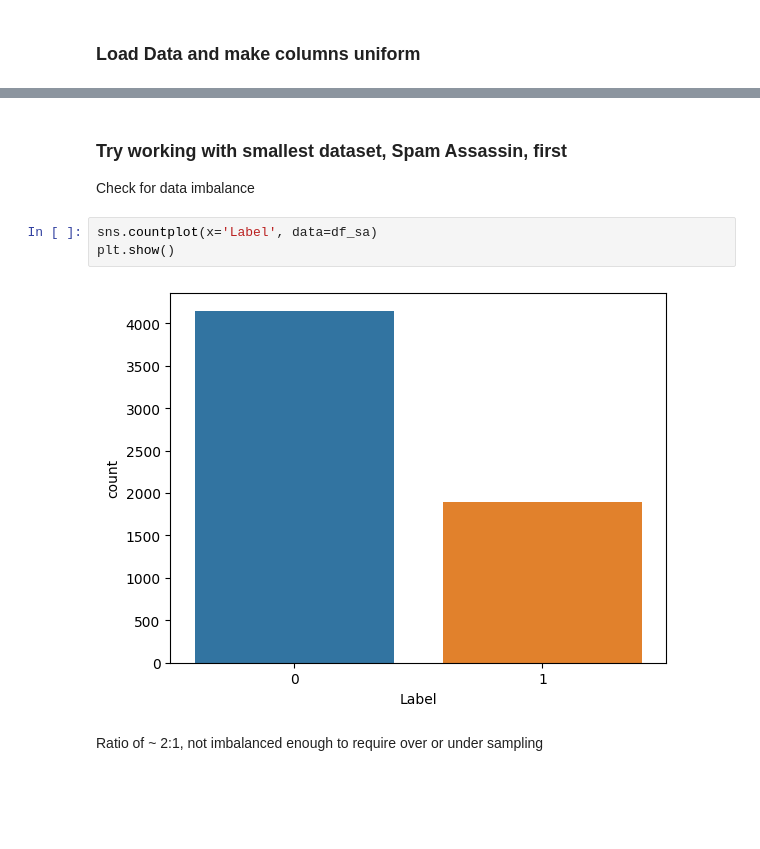
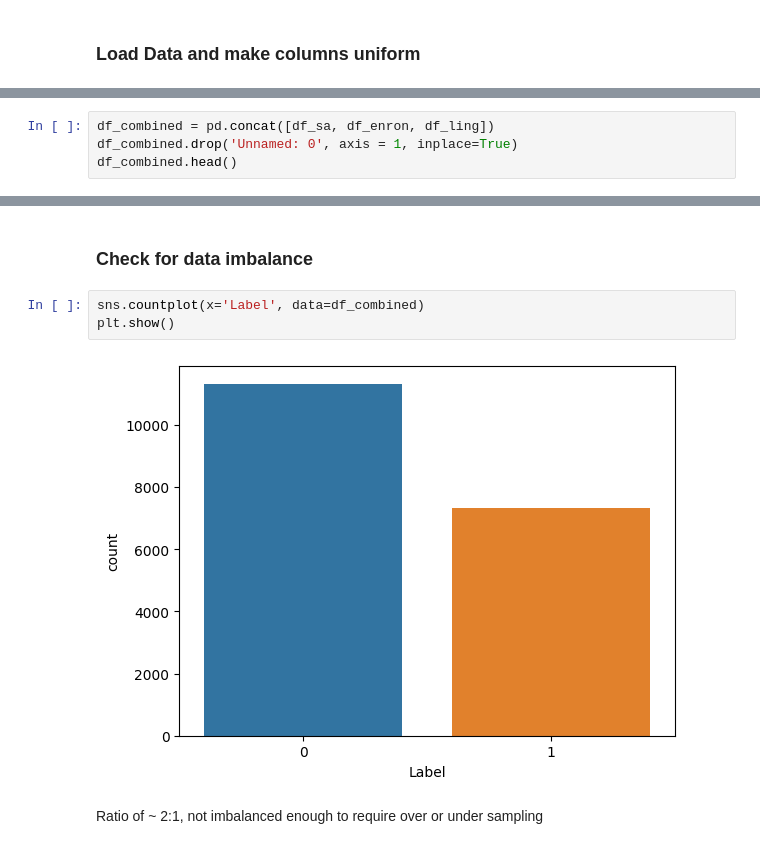
Before and after one commit to PopsicleMud/spam_detection, a Jupyter notebook: spam_detection.ipynb, the cells around one changed output, grey strips where cells are left out. Cells and saved outputs as stored; diff of their text form; blank space fills up the shorter version.

```diff
--- a/spam_detection.ipynb
+++ b/spam_detection.ipynb
@@ -88,0 +93,4 @@ Index(['Unnamed: 0', 'Body', 'Label'], dtype='object')
+# %%
+df_combined = pd.concat([df_sa, df_enron, df_ling])
+df_combined.drop('Unnamed: 0', axis = 1, inplace=True)
+df_combined.head()
@@ -89,11 +104,10 @@ Index(['Unnamed: 0', 'Body', 'Label'], dtype='object')
 # %% [markdown]
-### Try working with smallest dataset, Spam Assassin, first
-Check for data imbalance
+### Check for data imbalance
 # %%
-sns.countplot(x='Label', data=df_sa)
+sns.countplot(x='Label', data=df_combined)
 plt.show()
 # %% [output]
-[figure, old version]
+[figure, new version]
 # %% [markdown]
 Ratio of ~ 2:1, not imbalanced enough to require over or under sampling
 # %% [markdown]
```
Also changed, not shown: parts of 9 cells of this notebook.
